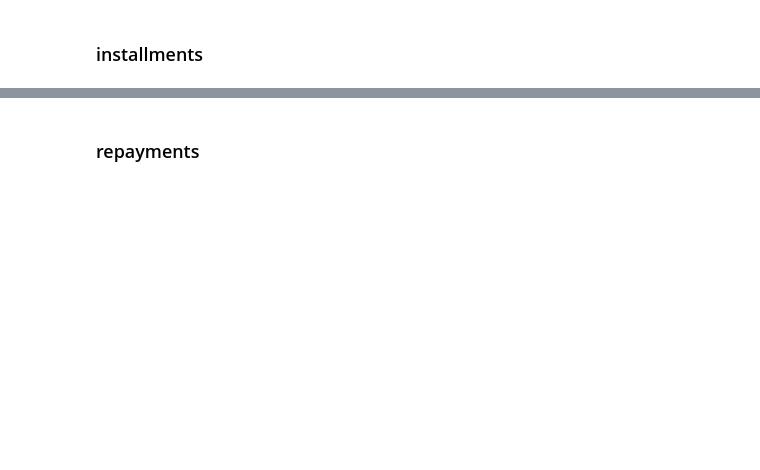
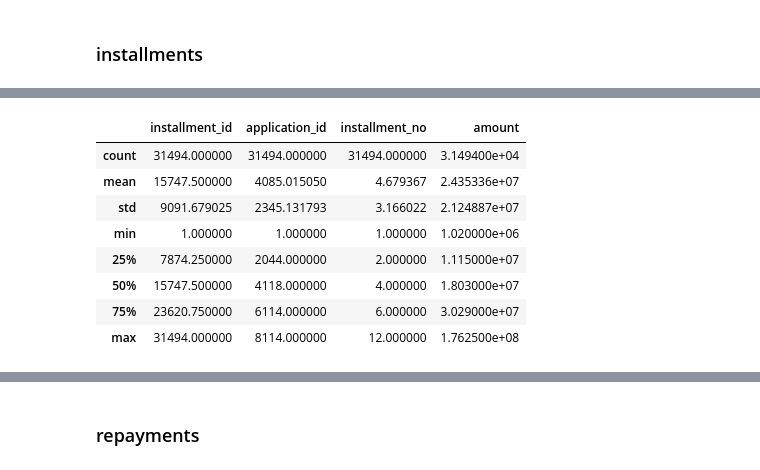
Before and after one commit to pxsa/digi-shahr-customer-behavior, a Jupyter notebook: code/preprocessing.ipynb, the cells around one changed output, grey strips where cells are left out. Cells and saved outputs as stored; diff of their text form; code cells hidden in the pictures; blank space fills up the shorter version.

```diff
--- a/code/preprocessing.ipynb
+++ b/code/preprocessing.ipynb
@@ -283,0 +342,12 @@ requested_amount = loan_applications['requested_amount'].hist()
+# %%
+installments.describe()
+# %% [output]
+|  | installment_id | application_id | installment_no | amount |
+| count | 31494.000000 | 31494.000000 | 31494.000000 | 3.149400e+04 |
+| mean | 15747.500000 | 4085.015050 | 4.679367 | 2.435336e+07 |
+| std | 9091.679025 | 2345.131793 | 3.166022 | 2.124887e+07 |
+| min | 1.000000 | 1.000000 | 1.000000 | 1.020000e+06 |
+| 25% | 7874.250000 | 2044.000000 | 2.000000 | 1.115000e+07 |
+| 50% | 15747.500000 | 4118.000000 | 4.000000 | 1.803000e+07 |
+| 75% | 23620.750000 | 6114.000000 | 6.000000 | 3.029000e+07 |
+| max | 31494.000000 | 8114.000000 | 12.000000 | 1.762500e+08 |
```
Also changed, not shown: parts of 16 cells of this notebook.
